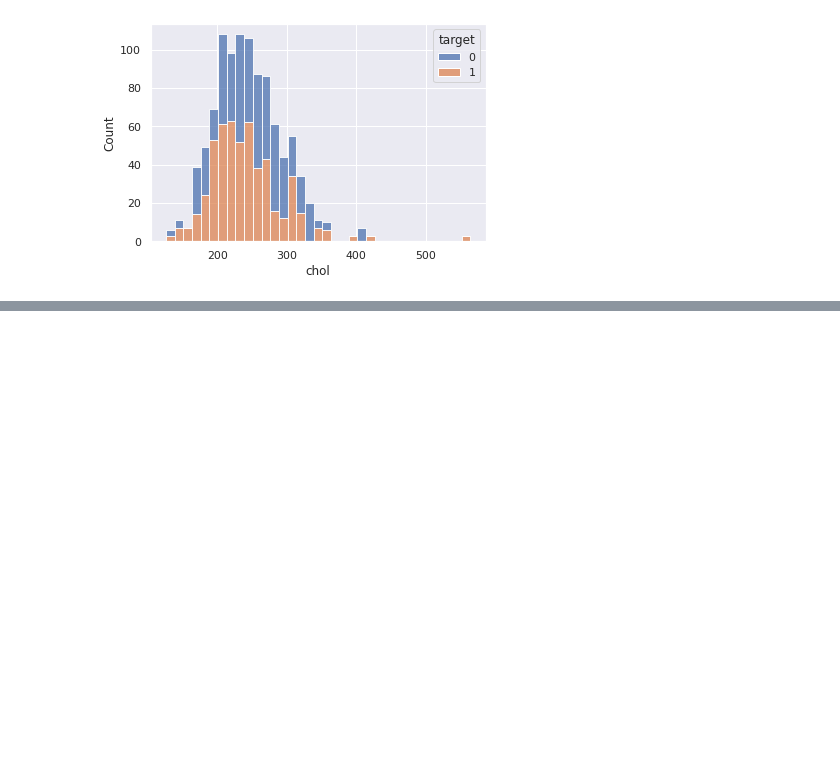
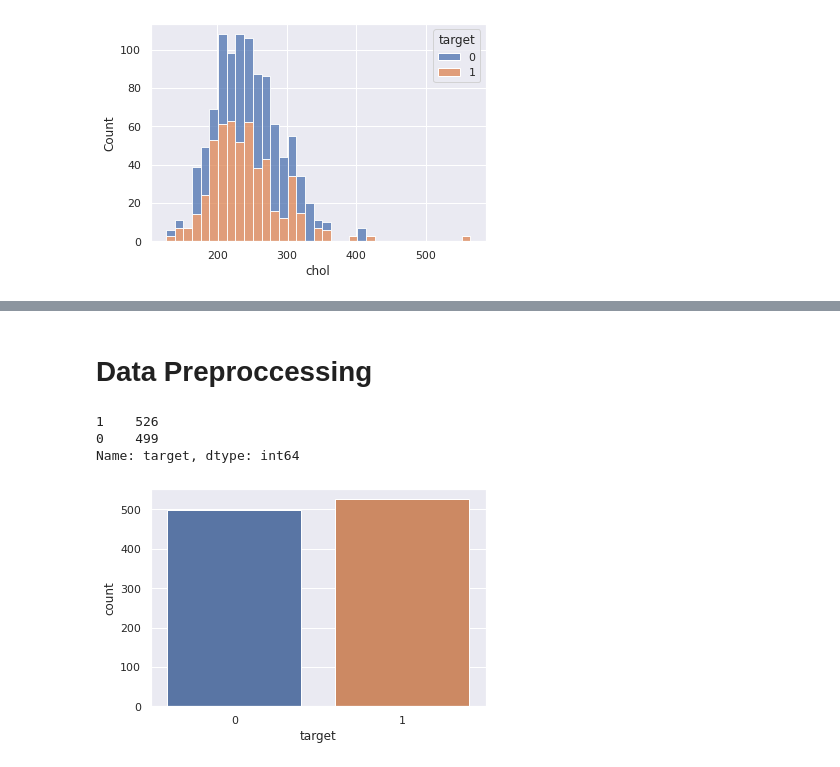
Before and after one commit to AzadMehedi/ML-Projects, a Jupyter notebook: Heart_Disease_Prediction.ipynb, the cells around one changed output, grey strips where cells are left out. Saved outputs shown, nothing was run; the diff lists cells and outputs as text; code cells hidden in the pictures; blank space fills up the shorter version.

```diff
--- a/Heart_Disease_Prediction.ipynb
+++ b/Heart_Disease_Prediction.ipynb
@@ -150,0 +111,10 @@ sns.histplot(data=df, x='chol', hue='target', multiple='stack')
+# %% [markdown]
+# Data Preproccessing
+# %%
+sns.countplot(df['target'])
+print(df.target.value_counts())
+# %% [output]
+1    526
+0    499
+Name: target, dtype: int64
+[figure, added]
```
Also changed, not shown: parts of 31 cells of this notebook.
